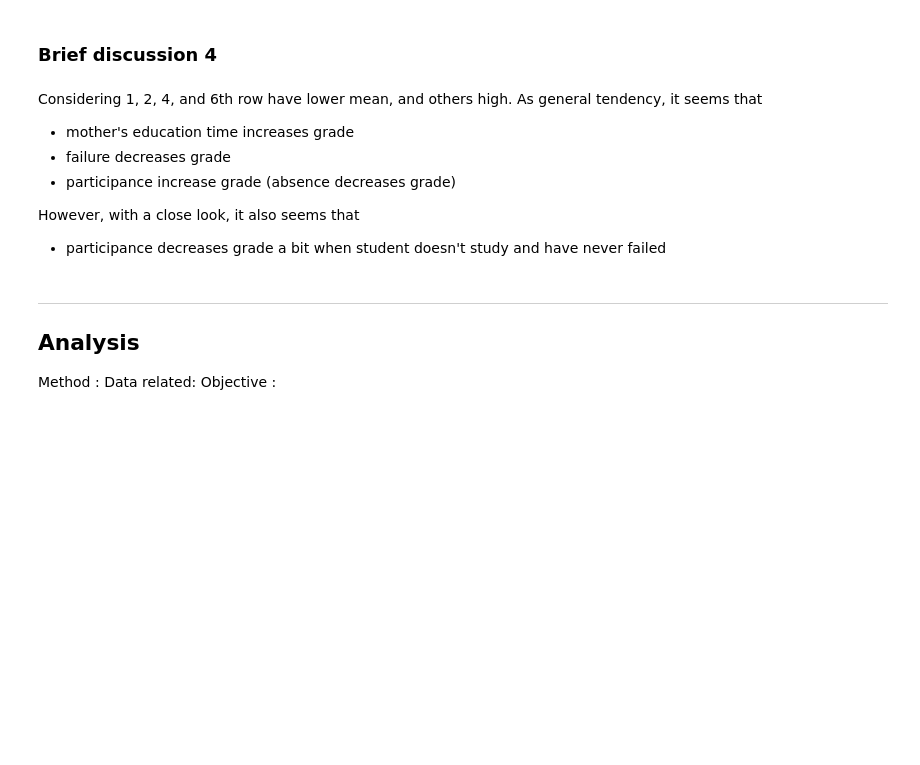
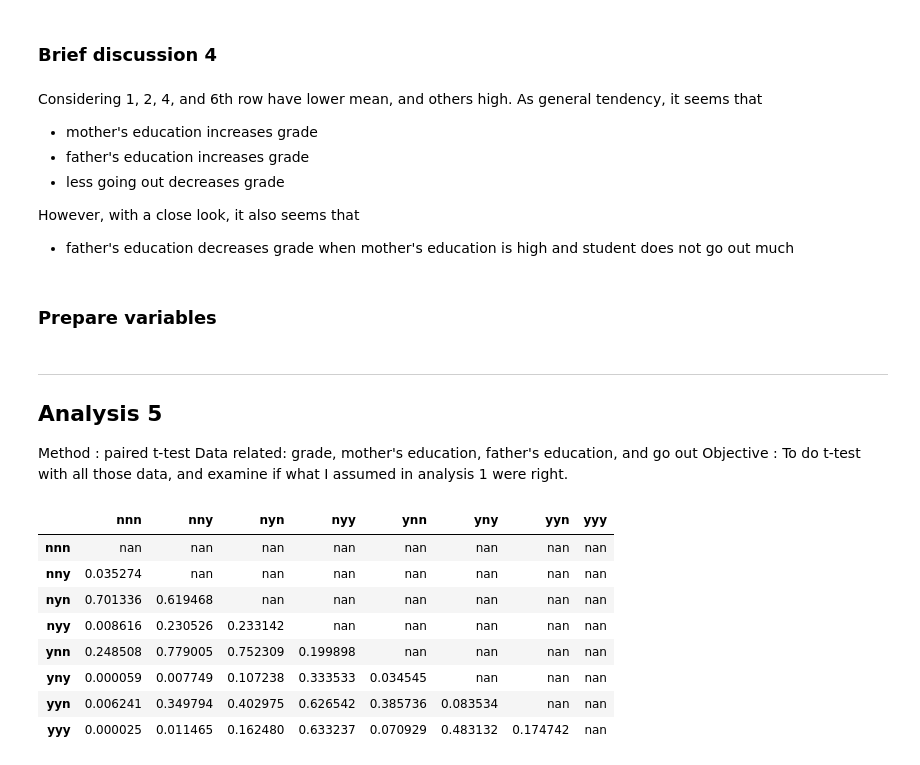
Before and after one commit to 00koya00/Data_Analysis_Practice_II-E2_2025, a Jupyter notebook: 8. FP-5/classical.ipynb, the cells around one changed output. Saved outputs shown, nothing was run; the diff lists cells and outputs as text; code cells hidden in the pictures; blank space fills up the shorter version.

```diff
--- a/8. FP-5/classical.ipynb
+++ b/8. FP-5/classical.ipynb
@@ -220,18 +226,70 @@ y_y_y    10.492308  4.589809     65
 ### Brief discussion 4
 # %% [markdown]
 Considering 1, 2, 4, and 6th row have lower mean, and others high. As general tendency, it seems that
-- mother's education time increases grade
-- failure decreases grade
-- participance increase grade (absence decreases grade)
-
+- mother's education increases grade
+- father's education increases grade
+- less going out decreases grade
 
 However, with a close look, it also seems that
-- participance decreases grade a bit when student doesn't study and have never failed
+- father's education decreases grade when mother's education is high and student does not go out much
+# %% [markdown]
+### Prepare variables
+# %%
+
+nnn2   = desc.df[desc.df["group_2"] == "n_n_n"]
+nny2   = desc.df[desc.df["group_2"] == "n_n_y"]
+nyn2   = desc.df[desc.df["group_2"] == "n_y_n"]
+nyy2   = desc.df[desc.df["group_2"] == "n_y_y"]
+ynn2   = desc.df[desc.df["group_2"] == "y_n_n"]
+yny2   = desc.df[desc.df["group_2"] == "y_n_y"]
+yyn2   = desc.df[desc.df["group_2"] == "y_y_n"]
+yyy2   = desc.df[desc.df["group_2"] == "y_y_y"]
+
+site1_2 = np.array(nnn2["Grade"])
+site2_2 = np.array(nny2["Grade"])
+site3_2 = np.array(nyn2["Grade"])
+site4_2 = np.array(nyy2["Grade"])
+site5_2 = np.array(ynn2["Grade"])
+site6_2 = np.array(yny2["Grade"])
+site7_2 = np.array(yyn2["Grade"])
+site8_2 = np.array(yyy2["Grade"])
 # %% [markdown]
 ---
-## Analysis
-Method      :
+## Analysis 5
+Method      : paired t-test
 </br>
-Data related:
+Data related: grade, mother's education, father's education, and go out
 </br>
-Objective   :
+Objective   : To do t-test with all those data, and examine if what I assumed in analysis 1 were right.
+# %%
+def Analysis_5():
+    Sdf2 = [site1_2, site2_2, site3_2, site4_2, site5_2, site6_2, site7_2, site8_2]
+    groups = ["nnn", "nny", "nyn", "nyy", "ynn", "yny", "yyn", "yyy"]
+    n = len(Sdf2)
+    p_matrix = np.zeros((8, 8))
+
+    for i in range (0, 8):
+        for j in range (0, 8):
+            if i == j:
+                p_matrix[i, j] = np.nan
+            elif j < i :
+                _,p    = stats.ttest_ind(Sdf2[i], Sdf2[j])
+                p_matrix[i, j] = p
+            else:
+                p_matrix[i, j] = np.nan
+
+    df_p = pd.DataFrame(p_matrix, columns= groups, index= groups)
+    signi_p = df_p.style.map(desc.color_positive_green)
+    return signi_p
+
+Analysis_5()
+# %% [output]
+|  | nnn | nny | nyn | nyy | ynn | yny | yyn | yyy |
+| nnn | nan | nan | nan | nan | nan | nan | nan | nan |
+| nny | 0.035274 | nan | nan | nan | nan | nan | nan | nan |
+| nyn | 0.701336 | 0.619468 | nan | nan | nan | nan | nan | nan |
+| nyy | 0.008616 | 0.230526 | 0.233142 | nan | nan | nan | nan | nan |
+| ynn | 0.248508 | 0.779005 | 0.752309 | 0.199898 | nan | nan | nan | nan |
+| yny | 0.000059 | 0.007749 | 0.107238 | 0.333533 | 0.034545 | nan | nan | nan |
+| yyn | 0.006241 | 0.349794 | 0.402975 | 0.626542 | 0.385736 | 0.083534 | nan | nan |
+| yyy | 0.000025 | 0.011465 | 0.162480 | 0.633237 | 0.070929 | 0.483132 | 0.174742 | nan |
```
Also changed, not shown: parts of 7 cells of this notebook, 1 other file.
